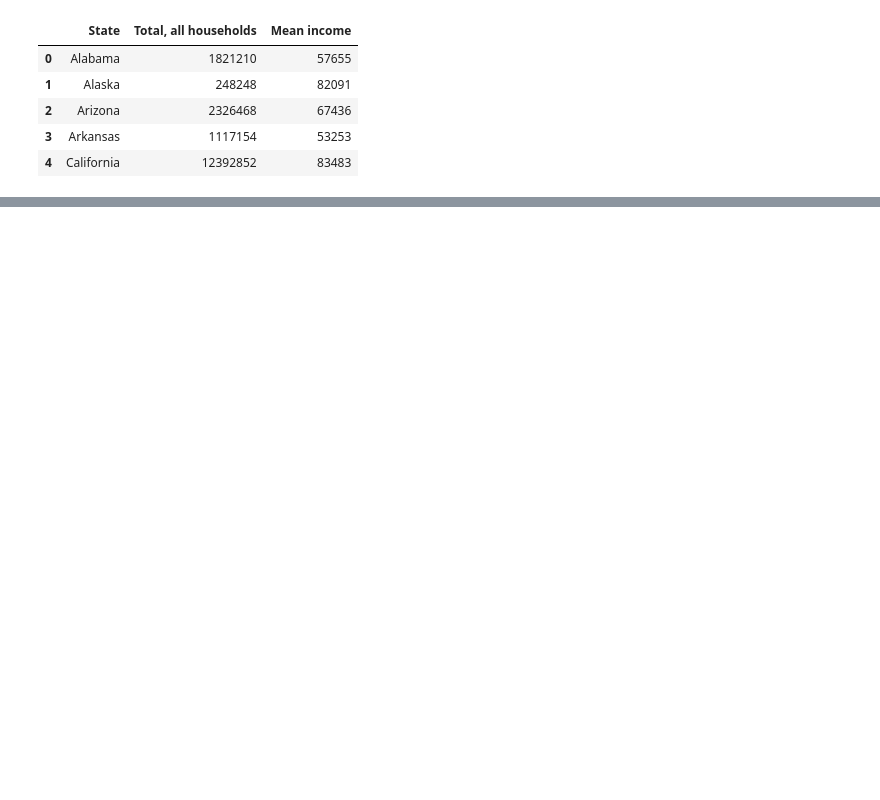
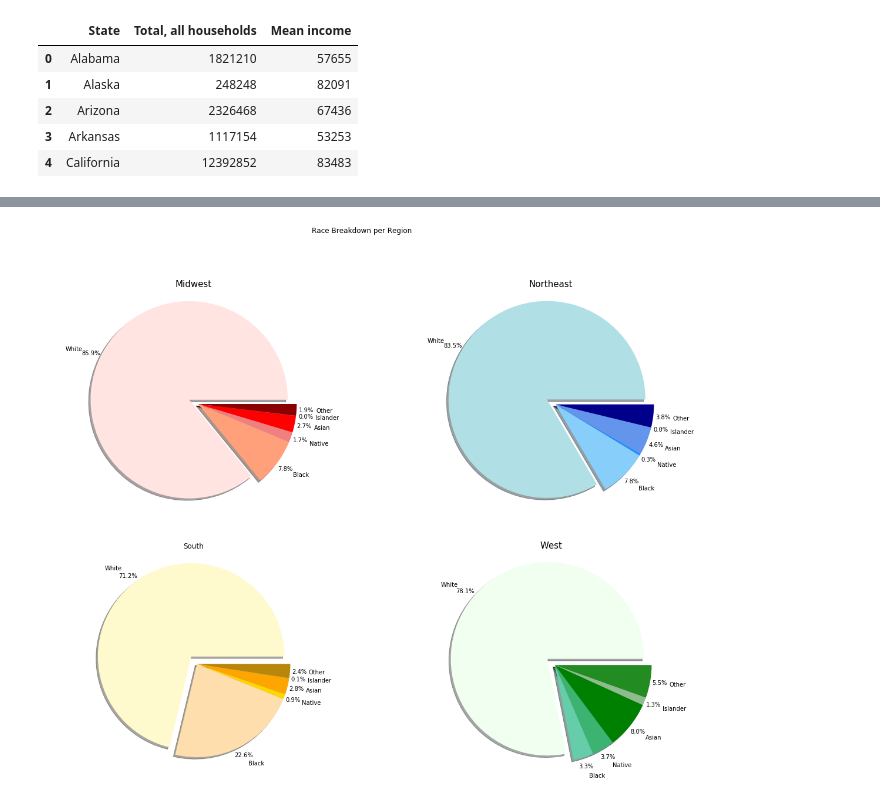
Before and after one commit to ericaleon/mental-health, a Jupyter notebook: Demographics.ipynb, the cells around one changed output, grey strips where cells are left out. Cells and saved outputs as stored; diff of their text form; code cells hidden in the pictures; blank space fills up the shorter version.

```diff
--- a/Demographics.ipynb
+++ b/Demographics.ipynb
@@ -311,0 +294,64 @@ sizes_race = ["83.68", "7.63", "1.61", "2.63", "0.03", "1.85"]
+# %%
+#separate race dataframe into separate races to be able to put in graph
+#midwest
+mw_races = pd.DataFrame({"Race":["White", "Black", "Native", "Asian", "Islander", "Other"],
+    "Percentage":[83.68, 7.63, 1.61, 2.63, 0.03, 1.85]})
+
+#northeast
+ne_races = pd.DataFrame({"Race":["White", "Black", "Native", "Asian", "Islander", "Other"],
+    "Percentage":[81.31, 7.63, 0.32, 4.47, 0.01, 3.68]})
+
+#south
+s_races = pd.DataFrame({"Race":["White", "Black", "Native", "Asian", "Islander", "Other"],
+    "Percentage":[69.34, 22.00, 0.84, 2.74, 0.06, 2.34]})
+
+#west
+w_races = pd.DataFrame({"Race":["White", "Black", "Native", "Asian", "Islander", "Other"],
+    "Percentage":[73.53, 3.15, 3.53, 7.54, 1.24, 5.16]})
+# %%
+#race per region pie chart
+explode = [0.1, 0, 0, 0, 0, 0]
+
+mw_colors = ["mistyrose", "lightsalmon", "lightcoral", "red", "indianred", "darkred"]
+ne_colors = ["powderblue", "lightskyblue", "dodgerblue", "cornflowerblue", "slateblue", "darkblue"]
+s_colors = ["lemonchiffon", "navajowhite", "gold", "orange", "goldenrod", "darkgoldenrod"]
+w_colors = ["honeydew", "mediumaquamarine", "mediumseagreen", "g", "darkseagreen", "forestgreen"]
+
+plt.subplot(221)
+plt.pie(mw_races["Percentage"], colors=mw_colors, explode=explode, labels=mw_races["Race"], autopct="%1.1f%%", shadow=True,
+       pctdistance=1.1, labeldistance=1.2)
+plt.axis("equal")
+plt.title("Midwest", fontsize=15)
+
+plt.subplot(222)
+plt.pie(ne_races["Percentage"], colors=ne_colors, explode=explode, labels=mw_races["Race"], autopct="%1.1f%%", shadow=True,
+       pctdistance=1.1, labeldistance=1.2)
+plt.axis("equal")
+plt.title("Northeast", fontsize=15)
+
+plt.subplot(223)
+plt.pie(s_races["Percentage"], colors=s_colors, explode=explode, labels=mw_races["Race"], autopct="%1.1f%%", shadow=True,
+       pctdistance=1.1, labeldistance=1.2)
+plt.axis("equal")
+plt.title("South")
+
+plt.subplot(224)
+plt.pie(w_races["Percentage"], colors=w_colors, explode=explode, labels=mw_races["Race"], autopct="%1.1f%%", shadow=True,
+       pctdistance=1.1, labeldistance=1.2)
+plt.axis("equal")
+plt.title("West", fontsize=15)
+
+plt.suptitle("Race Breakdown per Region")
+
+fig_size = plt.rcParams["figure.figsize"]
+fig_size
+
+fig_size[0] = 20
+fig_size[1] = 15
+fig_size = plt.rcParams["figure.figsize"]
+
+plt.savefig("RacePerRegion.png")
+
+plt.show()
+# %% [output]
+[figure, added]
```
Also changed, not shown: parts of 34 cells of this notebook, 13 other files.
